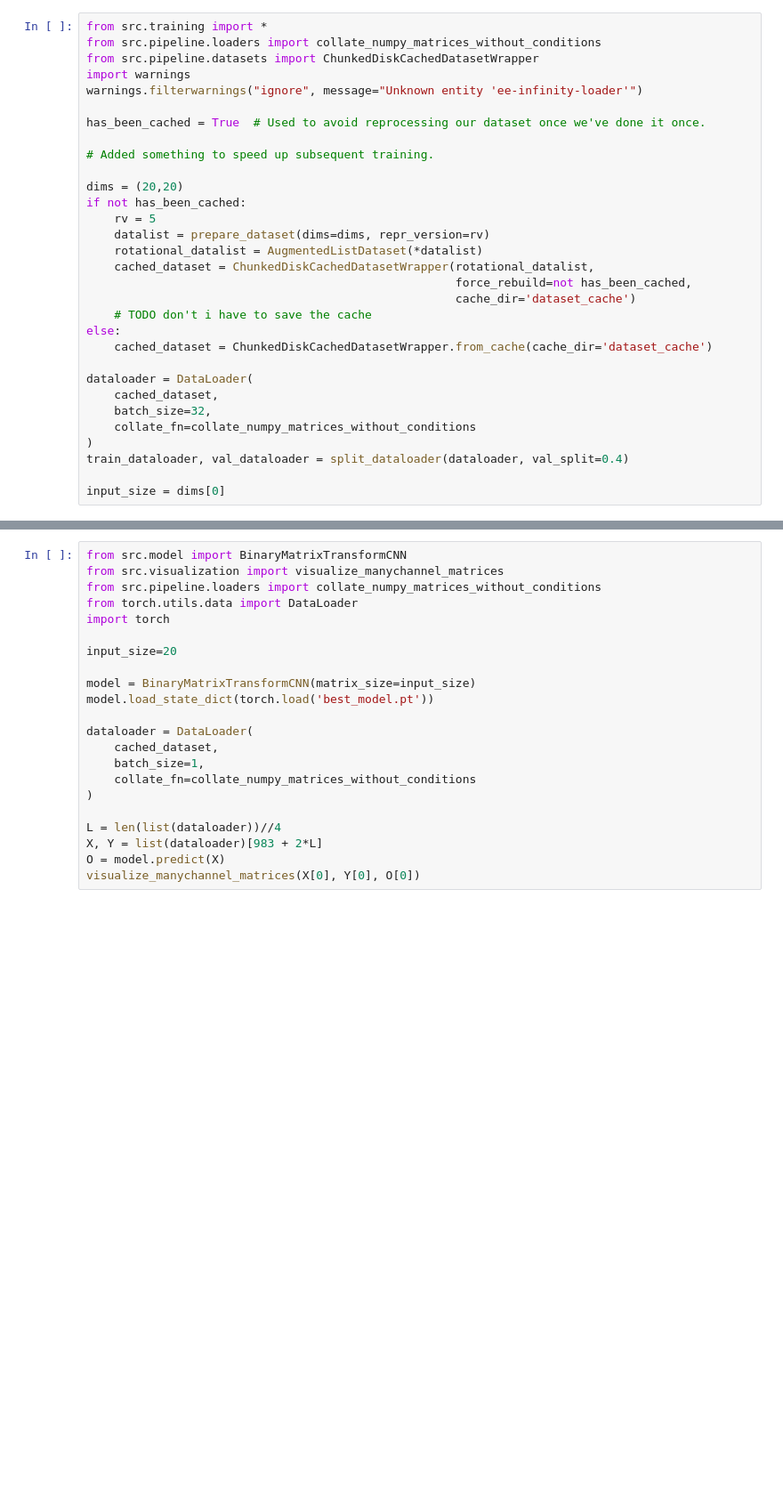
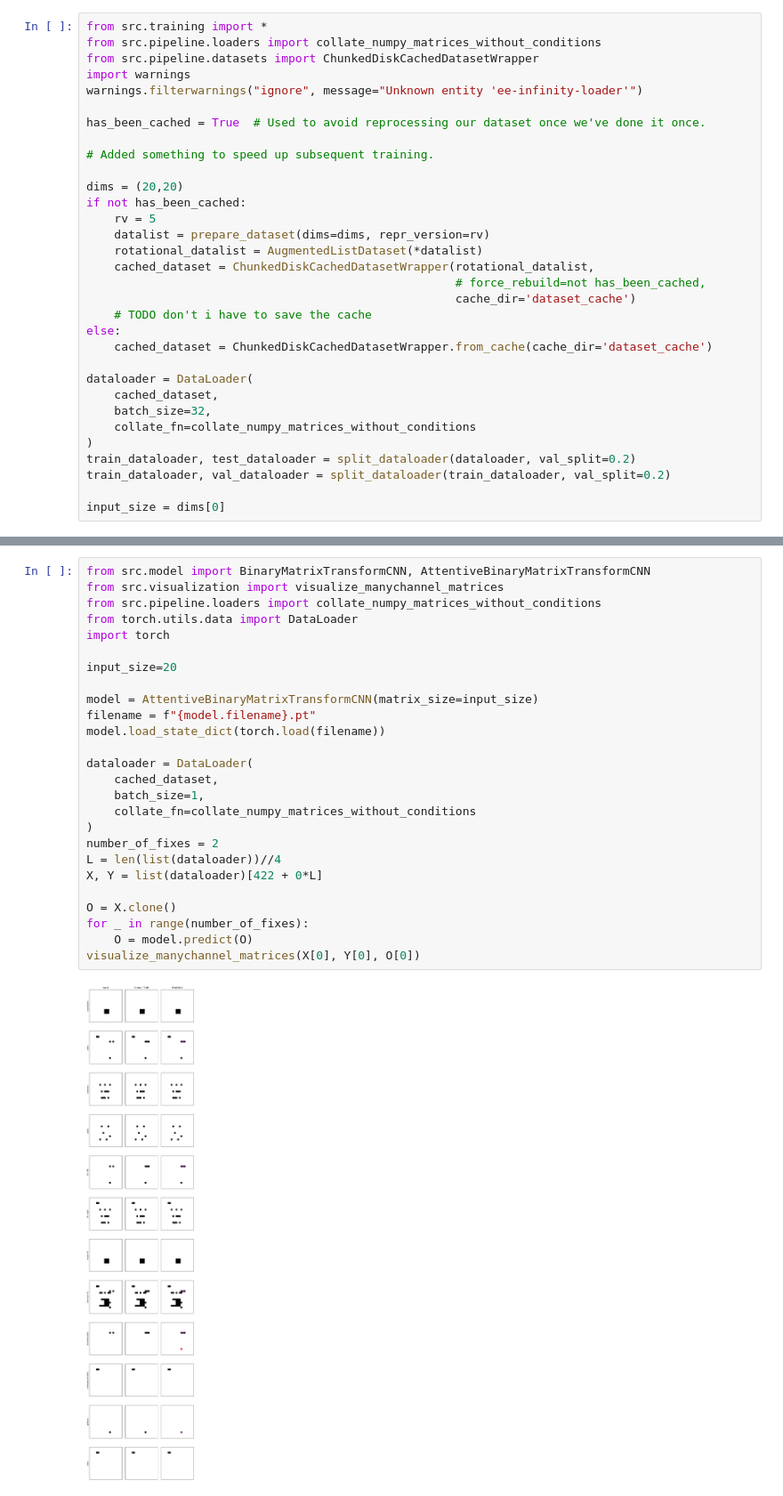
Before and after one commit to A-Vaillant/factorio-working-group, a Jupyter notebook: repr5trainer.ipynb, the cells around one changed output, grey strips where cells are left out. Shown: that part at 89% size. Cells and saved outputs as stored; diff of their text form; blank space fills up the shorter version.

Commit message:
Added an attention model. Some experiments.

```diff
--- a/repr5trainer.ipynb
+++ b/repr5trainer.ipynb
@@ -15,7 +15,7 @@ if not has_been_cached:
     datalist = prepare_dataset(dims=dims, repr_version=rv)
     rotational_datalist = AugmentedListDataset(*datalist)
     cached_dataset = ChunkedDiskCachedDatasetWrapper(rotational_datalist,
-                                                     force_rebuild=not has_been_cached,
+                                                     # force_rebuild=not has_been_cached,
                                                      cache_dir='dataset_cache')
     # TODO don't i have to save the cache
 else:
@@ -26,7 +26,8 @@ dataloader = DataLoader(
     batch_size=32,
     collate_fn=collate_numpy_matrices_without_conditions
 )
-train_dataloader, val_dataloader = split_dataloader(dataloader, val_split=0.4)
+train_dataloader, test_dataloader = split_dataloader(dataloader, val_split=0.2)
+train_dataloader, val_dataloader = split_dataloader(train_dataloader, val_split=0.2)
 
 input_size = dims[0]
 # %%
@@ -40,22 +70,28 @@ train_model(model, train_loader=train_dataloader, val_loader=val_dataloader,
 # %%
-from src.model import BinaryMatrixTransformCNN
+from src.model import BinaryMatrixTransformCNN, AttentiveBinaryMatrixTransformCNN
 from src.visualization import visualize_manychannel_matrices
 from src.pipeline.loaders import collate_numpy_matrices_without_conditions
 from torch.utils.data import DataLoader
 import torch
 
 input_size=20
 
-model = BinaryMatrixTransformCNN(matrix_size=input_size)
-model.load_state_dict(torch.load('best_model.pt'))
+model = AttentiveBinaryMatrixTransformCNN(matrix_size=input_size)
+filename = f"{model.filename}.pt"
+model.load_state_dict(torch.load(filename))
 
 dataloader = DataLoader(
     cached_dataset,
     batch_size=1,
     collate_fn=collate_numpy_matrices_without_conditions
 )
+number_of_fixes = 2
+L = len(list(dataloader))//4
+X, Y = list(dataloader)[422 + 0*L]
 
-L = len(list(dataloader))//4
-X, Y = list(dataloader)[983 + 2*L]
-O = model.predict(X)
+O = X.clone()
+for _ in range(number_of_fixes):
+    O = model.predict(O)
 visualize_manychannel_matrices(X[0], Y[0], O[0])
+# %% [output]
+[figure, added]
```
Also changed, not shown: parts of 2 cells of this notebook, 2 other files.
